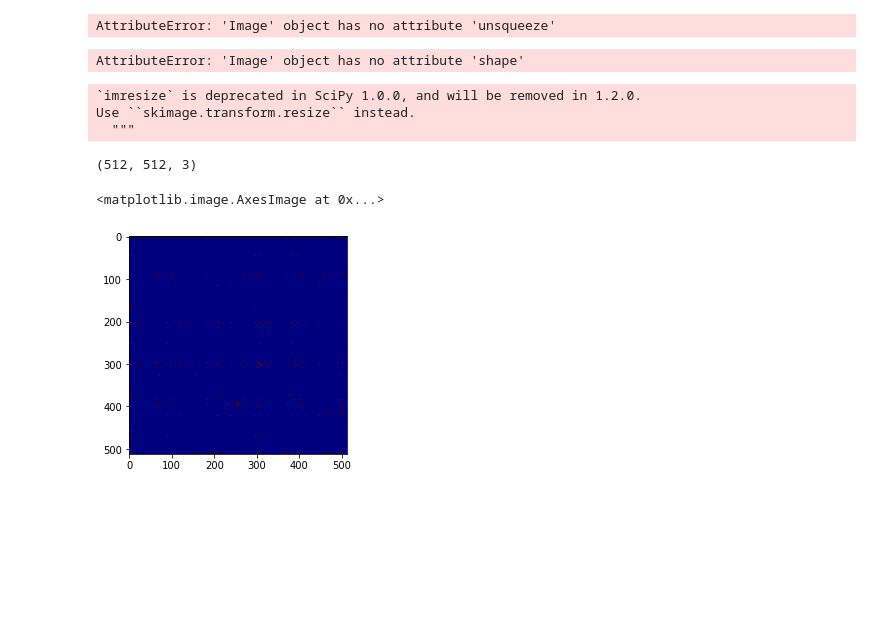
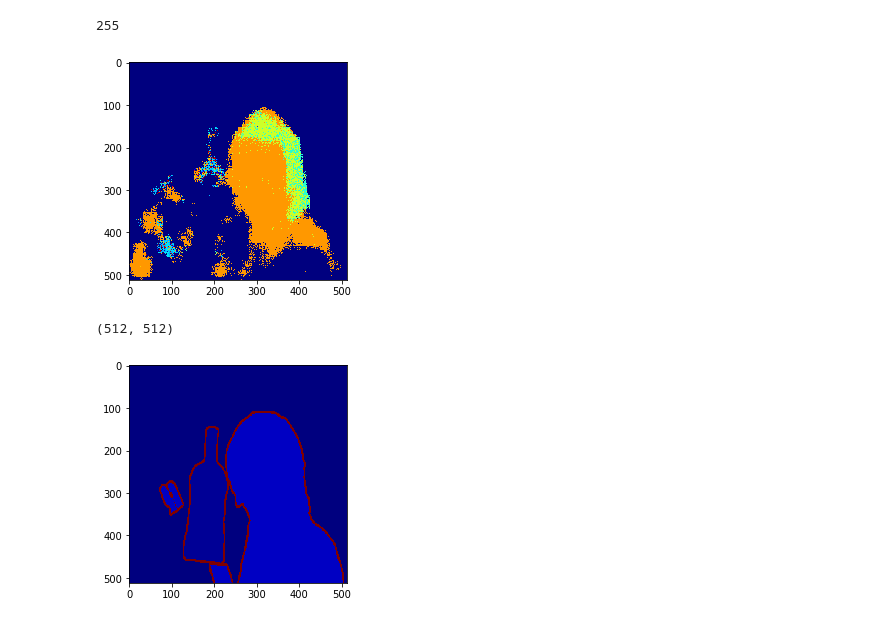
Before and after one commit to bouchardi/semantic-segmentation, a Jupyter notebook: segmentation/experiment.ipynb, the cells around one changed output. Cells and saved outputs as stored; diff of their text form; code cells hidden in the pictures; blank space fills up the shorter version.

Commit message:
fix model, added camvid dataset

```diff
--- a/segmentation/experiment.ipynb
+++ b/segmentation/experiment.ipynb
@@ -38,10 +60,4 @@ FCNModel(
 # %%
 dataset = PascalVOC2012('val')
-result = model(dataset[1]['image'].unsqueeze(0))
-# %% [output]
-AttributeError: 'Image' object has no attribute 'unsqueeze'
 # %%
-_in = dataset[9]['image']
-_
+data = dataset[9]
-# %% [output]
-AttributeError: 'Image' object has no attribute 'shape'
@@ -50,22 +64,16 @@ from scipy.misc import imresize
-# %%
-_in = dataset[9]['image']
-_in = np.array(_in)
-# _in_pad = np.zeros((512, 512, 3))
-# _in_pad[:_in.shape[0], :_in.shape[1], :] = _in
-_in = imresize(_in, (512, 512, 3))
-# _in = np.transpose(_in, (2, 0, 1))
-# plt.imshow(_in)
-_in.shape
-# %% [output]
-`imresize` is deprecated in SciPy 1.0.0, and will be removed in 1.2.0.
-Use ``skimage.transform.resize`` instead.
-  """
-(512, 512, 3)
 # %%
-out = result.detach().numpy()[0].argmax(axis=0)* (255/20)
+result = model(data['image'].unsqueeze(0))
+out = result.detach().numpy()[0].argmax(axis=0)*(255/20)
 out = out.astype('uint8')
-# Image.fromarray(out)
 plt.imshow(out, cmap='jet')
+out.max()
 # %% [output]
-<matplotlib.image.AxesImage at 0x...>
+255
-[figure, old version]
+[figure, new version]
+# %%
+label = data['label'].numpy()
+plt.imshow(label, cmap='jet')
+print(label.shape)
+# %% [output]
+(512, 512)
+[figure, added]
```
Also changed, not shown: parts of 13 cells of this notebook, 11 other files.
